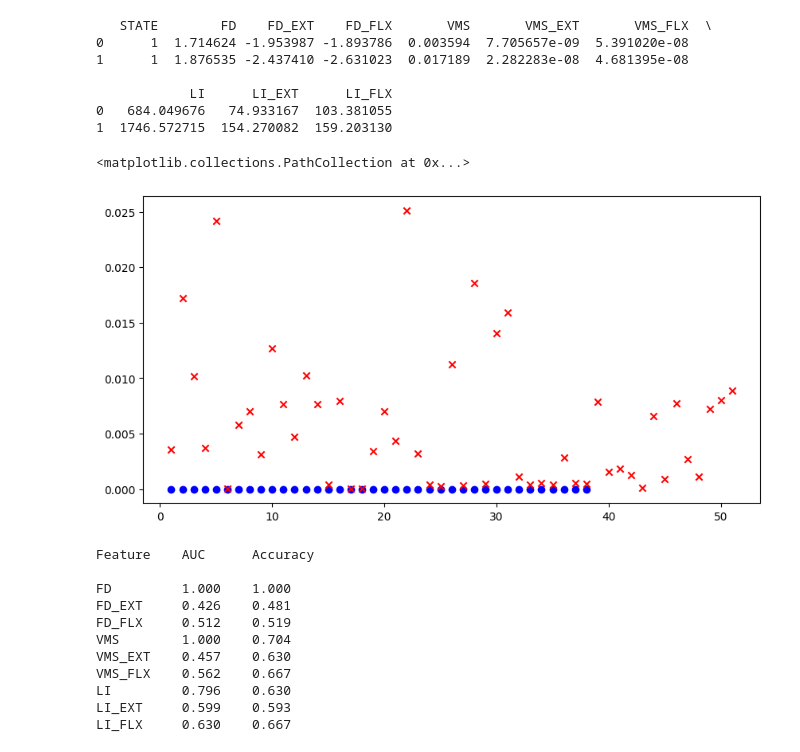
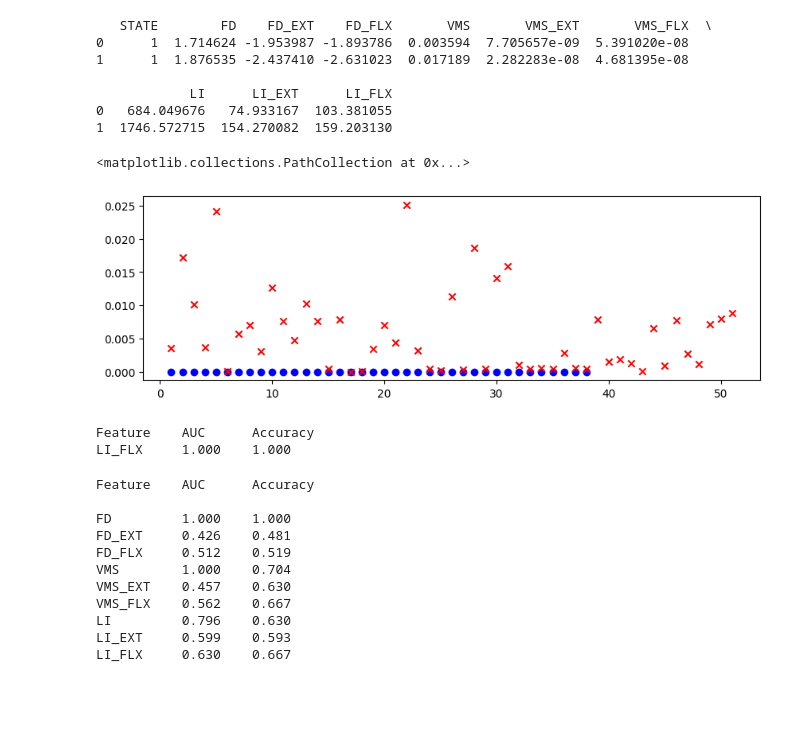
Before and after one commit to mcrooks83/osteosense_vag, a Jupyter notebook: notebooks/ML/LDA_SVC.ipynb, the cells around one changed output. Saved outputs shown, nothing was run; the diff lists cells and outputs as text; code cells hidden in the pictures; blank space fills up the shorter version.

```diff
--- a/notebooks/ML/LDA_SVC.ipynb
+++ b/notebooks/ML/LDA_SVC.ipynb
@@ -33,23 +33,23 @@ print(f_df.head(2))
 1  1746.572715  154.270082  159.203130
 # %%
 # Create a figure and axis
-fig, ax = plt.subplots(1,1, figsize=(10, 5))
+fig, ax = plt.subplots(1,1, figsize=(10, 3))
 
 df_state_0 = f_df[f_df['STATE'] == 0]
 df_state_1 = f_df[f_df['STATE'] == 1]
 
 # Generate x-values for each state based on their positions
 x_state_0 = range(1, len(df_state_0) + 1)
 x_state_1 = range(1, len(df_state_1) + 1)
 
 # Plot VMS values for state 0
 ax.scatter(x_state_0, df_state_0['VMS'], color='blue', label='State 0', marker='o')
 
 # Plot VMS values for state 1
 ax.scatter(x_state_1, df_state_1['VMS'], color='red', label='State 1', marker='x')
 # %% [output]
 <matplotlib.collections.PathCollection at 0x...>
-[figure, old version]
+[figure, new version]
 # %%
 #!pip install scikit-learn
 from sklearn.metrics import roc_auc_score
@@ -60,6 +60,39 @@ from sklearn.svm import SVC
 # %%
 features = f_df.drop('STATE', axis=1)
 y = f_df['STATE']
+
+X_train, X_test, y_train, y_test = train_test_split(features, y, shuffle=True, test_size=0.8, random_state=42)
+
+# Initialize LDA
+lda = LDA()
+
+# Fit the model
+lda.fit(X_train, y_train)
+
+# Transform the feature
+X_train_lda = lda.transform(X_train)
+X_test_lda = lda.transform(X_test)
+
+# Predict
+y_pred = lda.predict(X_test)
+# Predict the probabilities
+y_probs = lda.predict_proba(X_test)[:, 1]  # Get the probability for the positive class
+
+# Evaluate the model
+accuracy = accuracy_score(y_test, y_pred)
+auc_value = roc_auc_score(y_test, y_probs)
+
+model_results = {
+        "accuracy": round(accuracy,3),
+        "auc": round(float(auc_value),3),
+        "predicted": y_pred,
+        "actual": y_test.values
+    }
+print(f"{'Feature':<10} {'AUC':<8} {'Accuracy':<8}")
+print(f"{key:<10} {model_results['auc']:<8.3f} {model_results['accuracy']:<8.3f}")
+# %% [output]
+Feature    AUC      Accuracy
+LI_FLX     1.000    1.000
 # %%
 model_results = {}
 
```
Also changed, not shown: parts of 1 cell of this notebook, 11 other files.
